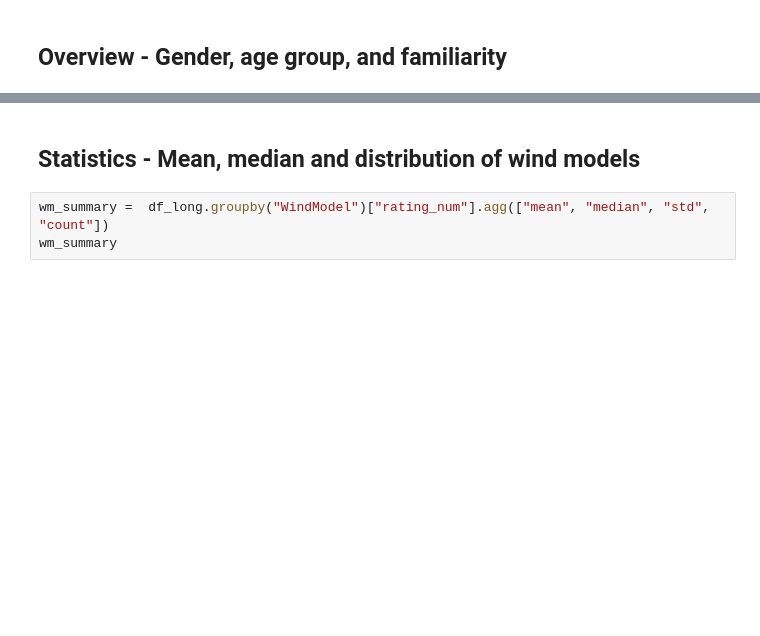
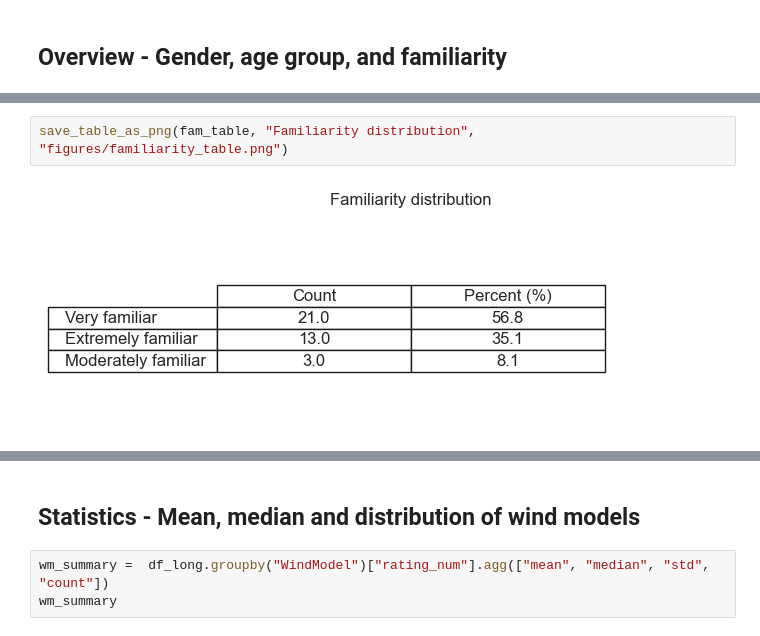
Before and after one commit to fhagerstrom/tree-motion-analysis, a Jupyter notebook: DV1583_fahg19_userStudyAnalysis.ipynb, the cells around one changed output, grey strips where cells are left out. Drawn from its saved outputs; the diff is of its cells as text; blank space fills up the shorter version.

```diff
--- a/DV1583_fahg19_userStudyAnalysis.ipynb
+++ b/DV1583_fahg19_userStudyAnalysis.ipynb
@@ -179,3 +212,7 @@ summary_table("familiarity")
+# %%
+save_table_as_png(fam_table, "Familiarity distribution", "figures/familiarity_table.png")
+# %% [output]
+[figure, added]
 # %%
 # Optional comments regarding what made the motion feel natural / unnatural
 comment_cols = [col for col in df_all.columns if "_comment" in col]
```
Also changed, not shown: parts of 17 cells of this notebook, 14 other files.
